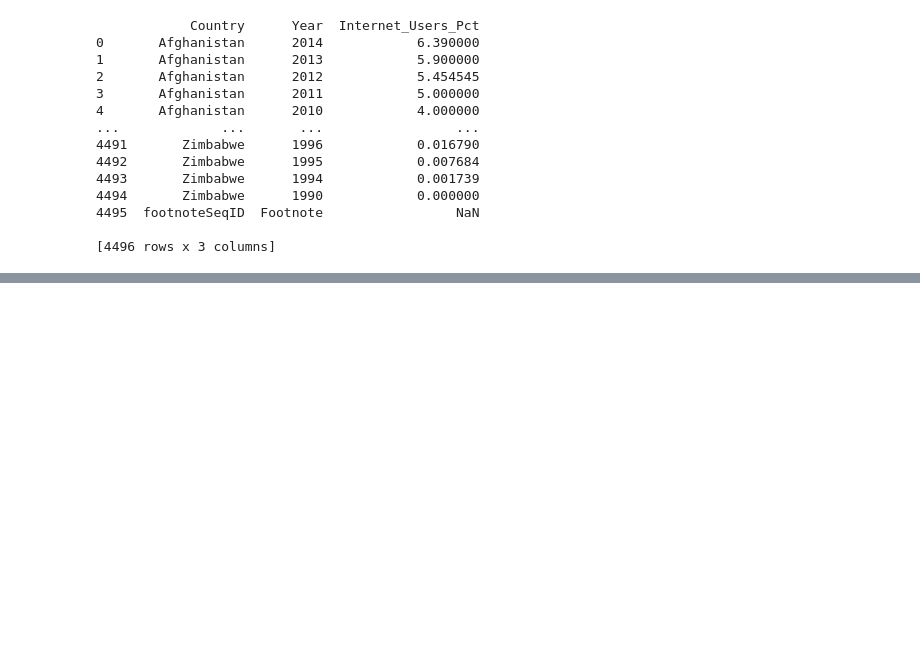
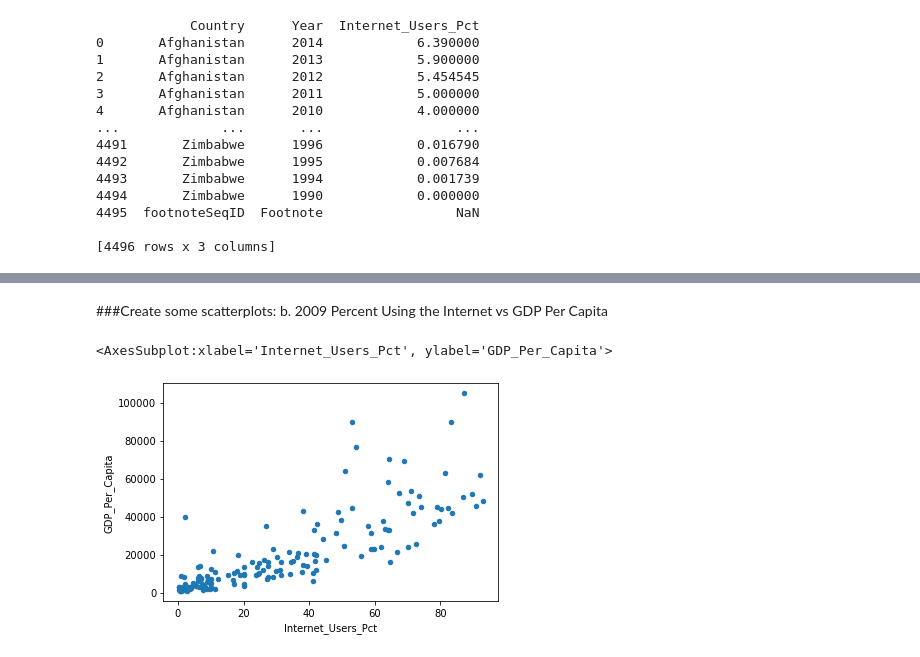
Before and after one commit to igoike/gdp-and-internet-usage-igoike, a Jupyter notebook: notebook/gdp_and_internet_usage.ipynb, the cells around one changed output, grey strips where cells are left out. Saved outputs shown, nothing was run; the diff lists cells and outputs as text; code cells hidden in the pictures; blank space fills up the shorter version.

```diff
--- a/notebook/gdp_and_internet_usage.ipynb
+++ b/notebook/gdp_and_internet_usage.ipynb
@@ -210,0 +273,2 @@ print(internet_df)
+# %%
+gdp_and_internet_use_2009 = gdp_and_internet_use_sub[gdp_and_internet_use["Year"]=='2009']
@@ -210,0 +391,7 @@ print(internet_df)
+# %% [markdown]
+###Create some scatterplots: b. 2009 Percent Using the Internet vs GDP Per Capita
+# %%
+gdp_and_internet_use_2009.plot.scatter("Internet_Users_Pct","GDP_Per_Capita")
+# %% [output]
+<AxesSubplot:xlabel='Internet_Users_Pct', ylabel='GDP_Per_Capita'>
+[figure, added]
```
Also changed, not shown: parts of 40 cells of this notebook.
